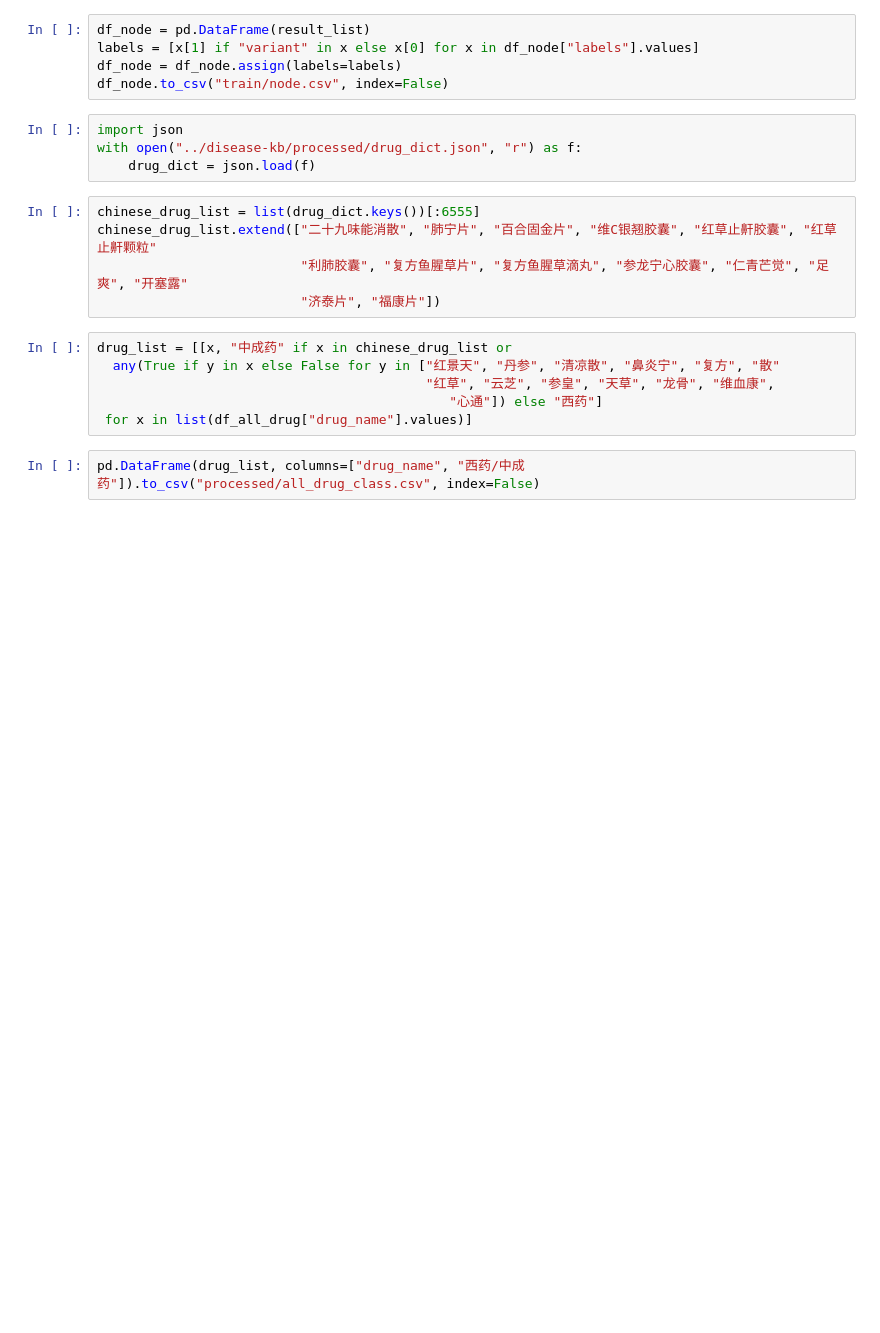
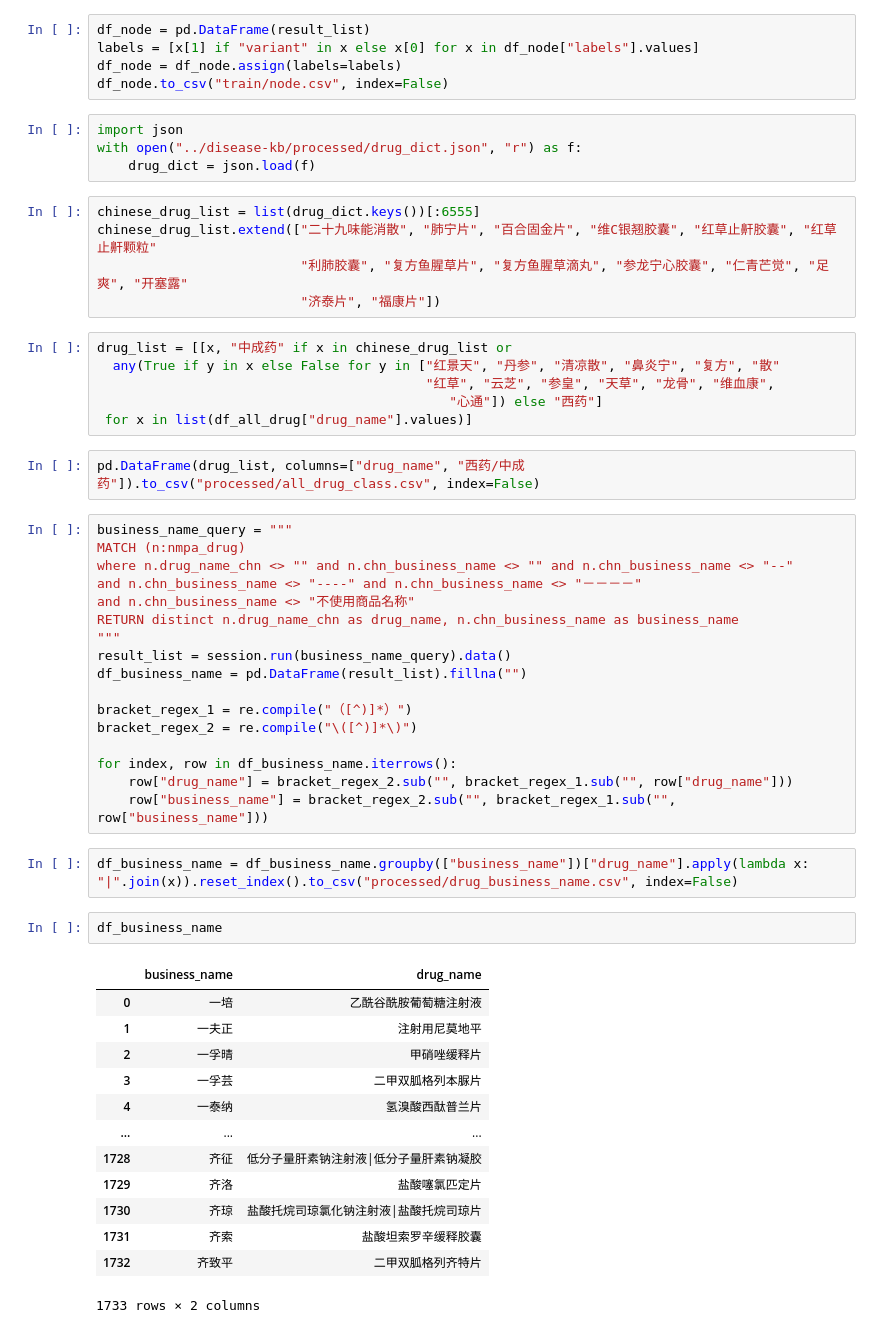
Before and after one commit to johncolezhang/pgkb_graph, a Jupyter notebook: py2neo_query.ipynb, the cells around one changed output. Saved outputs shown, nothing was run; the diff lists cells and outputs as text; blank space fills up the shorter version.

```diff
--- a/py2neo_query.ipynb
+++ b/py2neo_query.ipynb
@@ -683,3 +683,38 @@ drug_list = [[x, "中成药" if x in chinese_drug_list or
  for x in list(df_all_drug["drug_name"].values)]
 # %%
 pd.DataFrame(drug_list, columns=["drug_name", "西药/中成药"]).to_csv("processed/all_drug_class.csv", index=False)
+# %%
+business_name_query = """
+MATCH (n:nmpa_drug)
+where n.drug_name_chn <> "" and n.chn_business_name <> "" and n.chn_business_name <> "--"
+and n.chn_business_name <> "----" and n.chn_business_name <> "－－－－"
+and n.chn_business_name <> "不使用商品名称"
+RETURN distinct n.drug_name_chn as drug_name, n.chn_business_name as business_name
+"""
+result_list = session.run(business_name_query).data()
+df_business_name = pd.DataFrame(result_list).fillna("")
+
+bracket_regex_1 = re.compile("（[^)]*）")
+bracket_regex_2 = re.compile("\([^)]*\)")
+
+for index, row in df_business_name.iterrows():
+    row["drug_name"] = bracket_regex_2.sub("", bracket_regex_1.sub("", row["drug_name"]))
+    row["business_name"] = bracket_regex_2.sub("", bracket_regex_1.sub("", row["business_name"]))
+# %%
+df_business_name = df_business_name.groupby(["business_name"])["drug_name"].apply(lambda x: "|".join(x)).reset_index().to_csv("processed/drug_business_name.csv", index=False)
+# %%
+df_business_name
+# %% [output]
+|  | business_name | drug_name |
+| 0 | 一培 | 乙酰谷酰胺葡萄糖注射液 |
+| 1 | 一夫正 | 注射用尼莫地平 |
+| 2 | 一孚晴 | 甲硝唑缓释片 |
+| 3 | 一孚芸 | 二甲双胍格列本脲片 |
+| 4 | 一泰纳 | 氢溴酸西酞普兰片 |
+| ... | ... | ... |
+| 1728 | 齐征 | 低分子量肝素钠注射液|低分子量肝素钠凝胶 |
+| 1729 | 齐洛 | 盐酸噻氯匹定片 |
+| 1730 | 齐琼 | 盐酸托烷司琼氯化钠注射液|盐酸托烷司琼片 |
+| 1731 | 齐索 | 盐酸坦索罗辛缓释胶囊 |
+| 1732 | 齐致平 | 二甲双胍格列齐特片 |
+1733 rows × 2 columns
```
Also changed, not shown: 3 other files.
